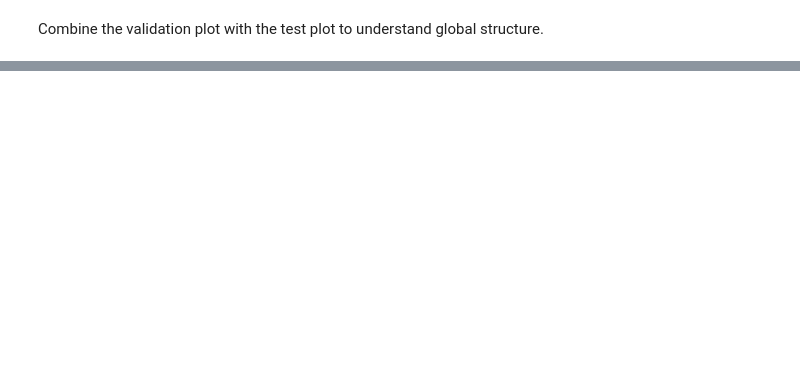
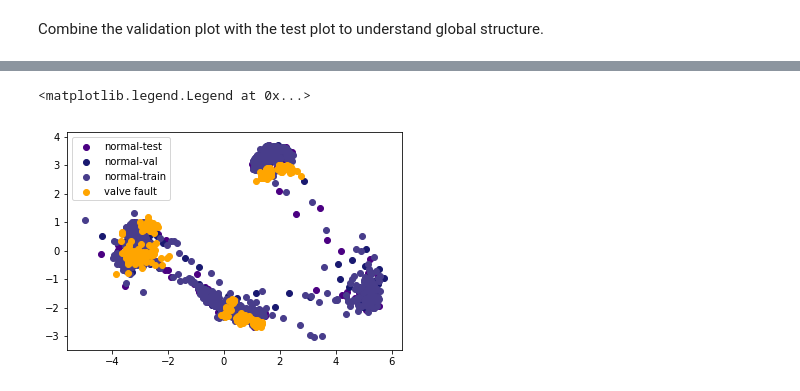
Before and after one commit to mttmac/glance, a Jupyter notebook: Week3Demo.ipynb, the cells around one changed output, grey strips where cells are left out. Cells and saved outputs as stored; diff of their text form; code cells hidden in the pictures; blank space fills up the shorter version.

Commit message:
Demonstrate pump fault performance (not great)

```diff
--- a/Week3Demo.ipynb
+++ b/Week3Demo.ipynb
@@ -452,0 +443,13 @@ plt.legend()
+# %%
+plt.scatter(test_pca[norm_mask, 0], test_pca[norm_mask, 1],
+            c='indigo', label='normal-test')
+plt.scatter(val_pca[:, 0], val_pca[:, 1],
+            c='midnightblue', label='normal-val')
+plt.scatter(train_pca[:, 0], train_pca[:, 1],
+            c='darkslateblue', label='normal-train')
+plt.scatter(test_pca[fail_mask, 0], test_pca[fail_mask, 1],
+            c='orange', label=desc + ' fault')
+plt.legend()
+# %% [output]
+<matplotlib.legend.Legend at 0x...>
+[figure, added]
```
Also changed, not shown: parts of 43 cells of this notebook, 2 other files.
